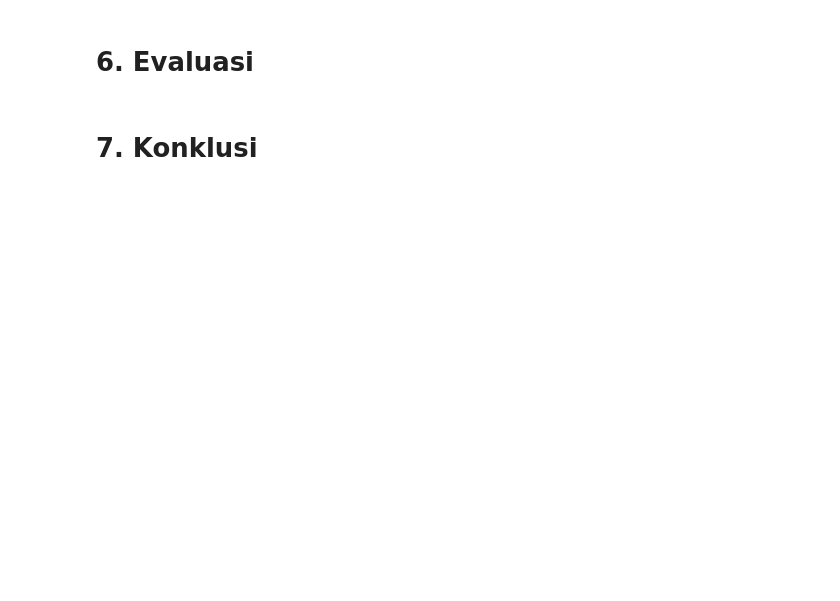
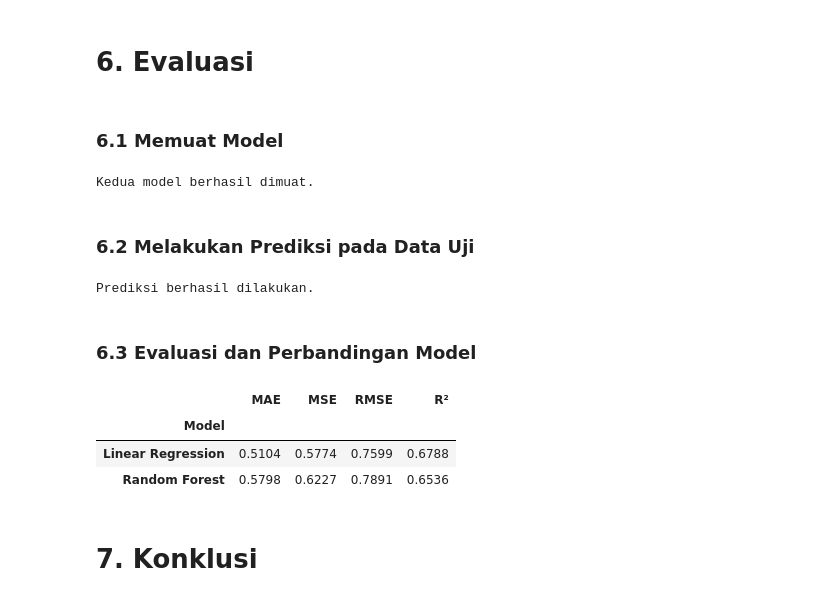
Before and after one commit to FiernazIngga/ProjekDataScience, a Jupyter notebook: main.ipynb, the cells around one changed output. Saved outputs shown, nothing was run; the diff lists cells and outputs as text; code cells hidden in the pictures; blank space fills up the shorter version.

Commit message:
menambahkan hasil modeling hingga konklusi

```diff
--- a/main.ipynb
+++ b/main.ipynb
@@ -765,4 +977,68 @@ Fitur final ( 7 fitur ):
 # %% [markdown]
 # 6. Evaluasi
+# %% [markdown]
+### 6.1 Memuat Model
+# %%
+import joblib
+
+model_linear = joblib.load("models/linear_regression.pkl")
+model_rf = joblib.load("models/random_forest.pkl")
+
+print("Kedua model berhasil dimuat.")
+# %% [output]
+Kedua model berhasil dimuat.
+# %% [markdown]
+### 6.2 Melakukan Prediksi pada Data Uji
+# %%
+# Prediksi Linear Regression
+y_pred_linear = model_linear.predict(X_test_linear)
+
+# Prediksi Random Forest
+y_pred_rf = model_rf.predict(X_test_rf)
+
+print("Prediksi berhasil dilakukan.")
+# %% [output]
+Prediksi berhasil dilakukan.
+# %% [markdown]
+### 6.3 Evaluasi dan Perbandingan Model
+# %%
+from sklearn.metrics import (
+    mean_absolute_error,
+    mean_squared_error,
+    r2_score
+)
+
+hasil_evaluasi = []
+
+model_predictions = {
+    "Linear Regression": y_pred_linear,
+    "Random Forest": y_pred_rf
+}
+
+for nama, prediksi in model_predictions.items():
+
+    mae = mean_absolute_error(y_test, prediksi)
+    mse = mean_squared_error(y_test, prediksi)
+    rmse = np.sqrt(mse)
+    r2 = r2_score(y_test, prediksi)
+
+    hasil_evaluasi.append({
+        "Model": nama,
+        "MAE": mae,
+        "MSE": mse,
+        "RMSE": rmse,
+        "R²": r2
+    })
+
+tabel_evaluasi = pd.DataFrame(hasil_evaluasi)
+
+display(
+    tabel_evaluasi.set_index("Model").round(4)
+)
+# %% [output]
+|  | MAE | MSE | RMSE | R² |
+| Model |  |  |  |  |
+| Linear Regression | 0.5104 | 0.5774 | 0.7599 | 0.6788 |
+| Random Forest | 0.5798 | 0.6227 | 0.7891 | 0.6536 |
 # %% [markdown]
 # 7. Konklusi
```
Also changed, not shown: parts of 21 cells of this notebook, 2 other files.
